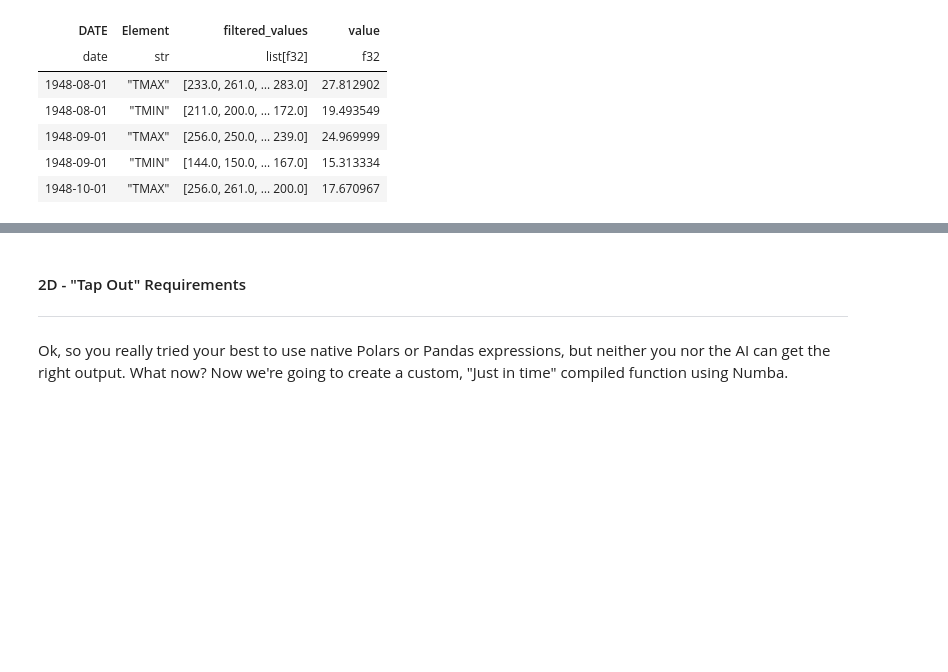
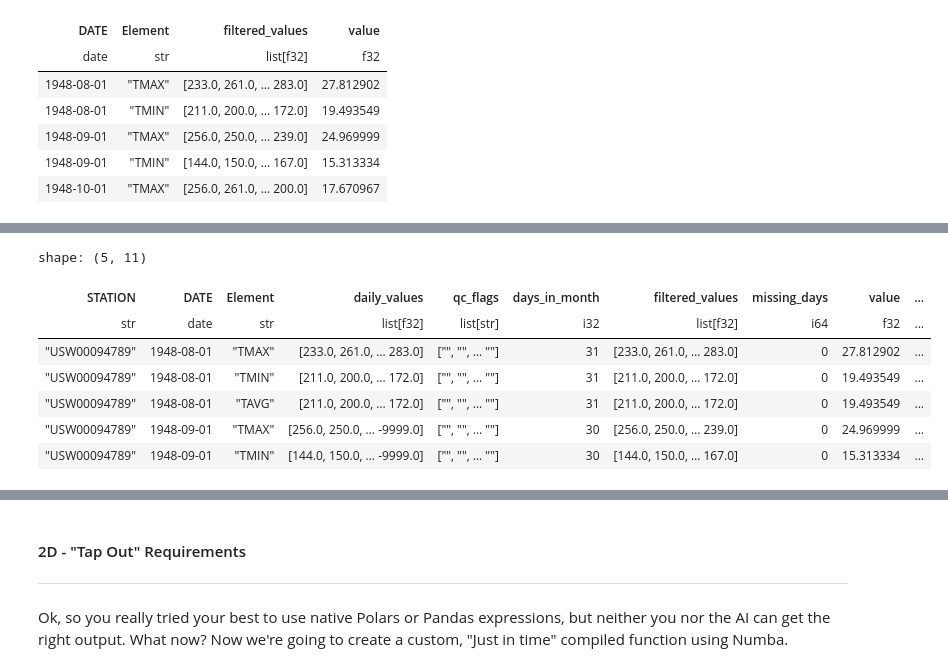
Before and after one commit to brodie-vidrine/Breaking-out-of-the-Loop, a Jupyter notebook: SciPy_Polars.ipynb, the cells around one changed output, grey strips where cells are left out. Drawn from its saved outputs; the diff is of its cells as text; code cells hidden in the pictures; blank space fills up the shorter version.

```diff
--- a/SciPy_Polars.ipynb
+++ b/SciPy_Polars.ipynb
@@ -194,0 +207,23 @@ shape: (5, 6)
+# %%
+#Add blank columns for daily_values_2 and qc_flags_2
+#so we don't break the vstack
+df = df.with_columns(
+    daily_values_2 = [],
+    qc_flags_2 = []
+).with_columns(
+    pl.col("daily_values_2").cast(pl.List(pl.Float32)),
+    pl.col("qc_flags_2").cast(pl.List(pl.String))
+)
+
+#Finally insert our derived
+df = df.vstack(tavg).sort("DATE")
+df.head()
+# %% [output]
+shape: (5, 11)
+| STATION | DATE | Element | daily_values | qc_flags | days_in_month | filtered_values | missing_days | value | ... |
+| str | date | str | list[f32] | list[str] | i32 | list[f32] | i64 | f32 | ... |
+| "USW00094789" | 1948-08-01 | "TMAX" | [233.0, 261.0, … 283.0] | ["", "", … ""] | 31 | [233.0, 261.0, … 283.0] | 0 | 27.812902 | ... |
+| "USW00094789" | 1948-08-01 | "TMIN" | [211.0, 200.0, … 172.0] | ["", "", … ""] | 31 | [211.0, 200.0, … 172.0] | 0 | 19.493549 | ... |
+| "USW00094789" | 1948-08-01 | "TAVG" | [211.0, 200.0, … 172.0] | ["", "", … ""] | 31 | [211.0, 200.0, … 172.0] | 0 | 19.493549 | ... |
+| "USW00094789" | 1948-09-01 | "TMAX" | [256.0, 250.0, … -9999.0] | ["", "", … ""] | 30 | [256.0, 250.0, … 239.0] | 0 | 24.969999 | ... |
+| "USW00094789" | 1948-09-01 | "TMIN" | [144.0, 150.0, … -9999.0] | ["", "", … ""] | 30 | [144.0, 150.0, … 167.0] | 0 | 15.313334 | ... |
```
Also changed, not shown: parts of 10 cells of this notebook, 1 other file.
